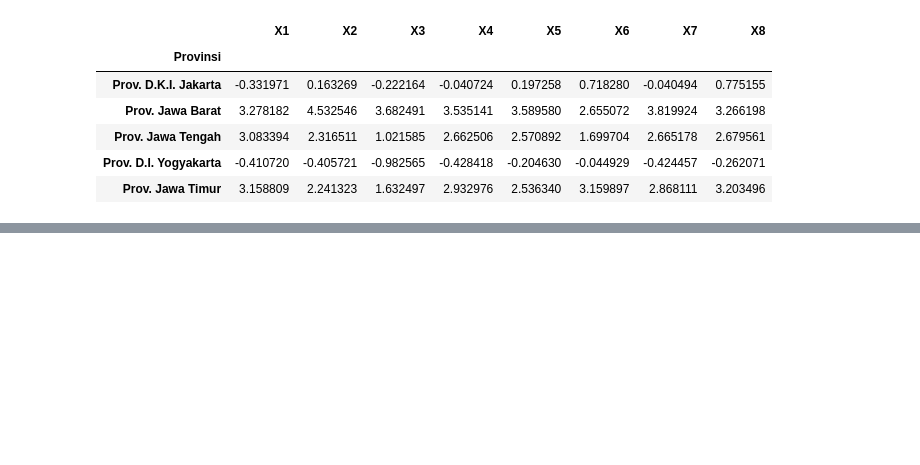
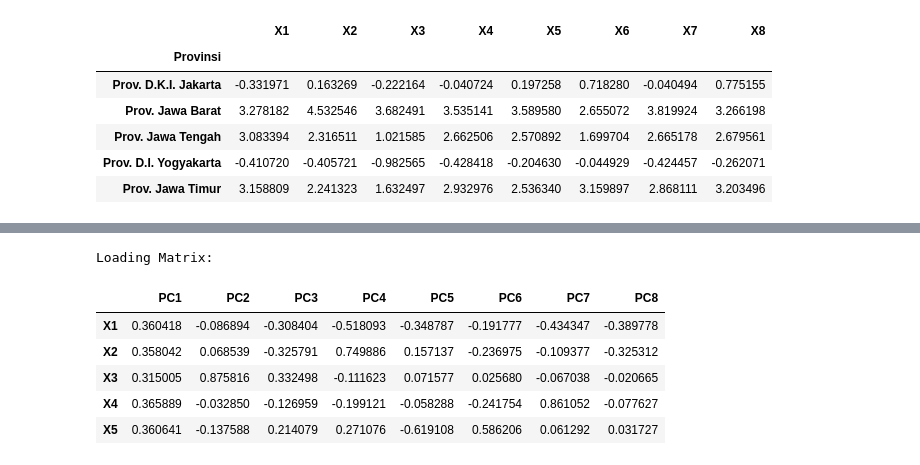
Before and after one commit to yowxy/Analysis-of-Education-in-indonesia, a Jupyter notebook: index.ipynb, the cells around one changed output, grey strips where cells are left out. Drawn from its saved outputs; the diff is of its cells as text; code cells hidden in the pictures; blank space fills up the shorter version.

```diff
--- a/index.ipynb
+++ b/index.ipynb
@@ -100,0 +114,17 @@ data setelah distandarisasi:
+# %%
+pca = PCA()
+pca.fit(data_scaled_df)
+
+
+eigen_values = pca.explained_variance_
+explained_variance_ratio = pca.explained_variance_ratio_
+cumulative_explained_variance = np.cumsum(explained_variance_ratio)
+
+pca_sumary = pd.DataFrame({
+    'Principal Component': [f'PC{i+1}' for i in range(len(eigen_values))],
+    'Eigen Value': eigen_values,
+    'Explained Variance Ratio': explained_variance_ratio,
+    'Cumulative Explained Variance': cumulative_explained_variance
+})
+
+pca_sumary.head()
@@ -100,0 +138,17 @@ data setelah distandarisasi:
+# %%
+loading_matrix = pd.DataFrame(
+    pca.components_.T,
+    columns=[f'PC{i+1}' for i in range(len(eigen_values))],
+    index=data_scaled_df.columns
+)
+
+print('Loading Matrix:')
+loading_matrix.head()
+# %% [output]
+Loading Matrix:
+|  | PC1 | PC2 | PC3 | PC4 | PC5 | PC6 | PC7 | PC8 |
+| X1 | 0.360418 | -0.086894 | -0.308404 | -0.518093 | -0.348787 | -0.191777 | -0.434347 | -0.389778 |
+| X2 | 0.358042 | 0.068539 | -0.325791 | 0.749886 | 0.157137 | -0.236975 | -0.109377 | -0.325312 |
+| X3 | 0.315005 | 0.875816 | 0.332498 | -0.111623 | 0.071577 | 0.025680 | -0.067038 | -0.020665 |
+| X4 | 0.365889 | -0.032850 | -0.126959 | -0.199121 | -0.058288 | -0.241754 | 0.861052 | -0.077627 |
+| X5 | 0.360641 | -0.137588 | 0.214079 | 0.271076 | -0.619108 | 0.586206 | 0.061292 | 0.031727 |
```
Also changed, not shown: parts of 4 cells of this notebook.
